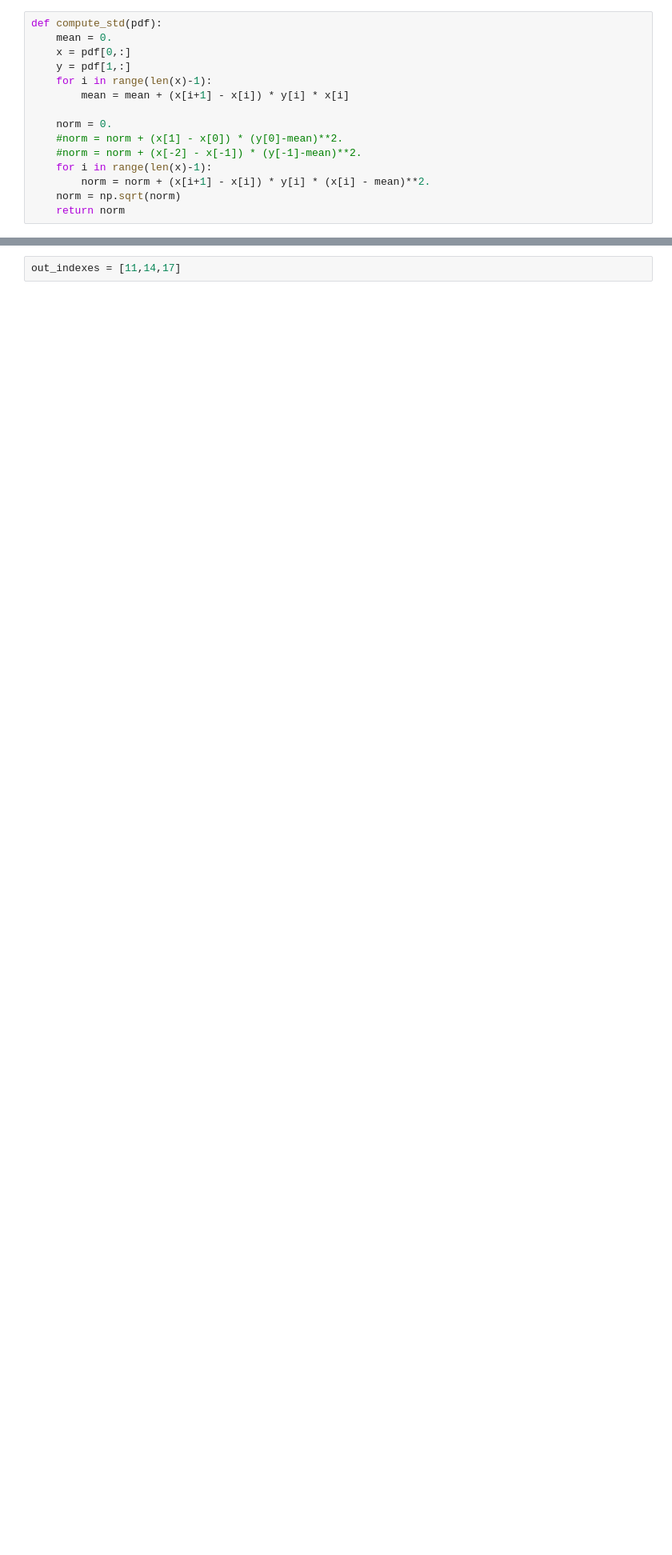
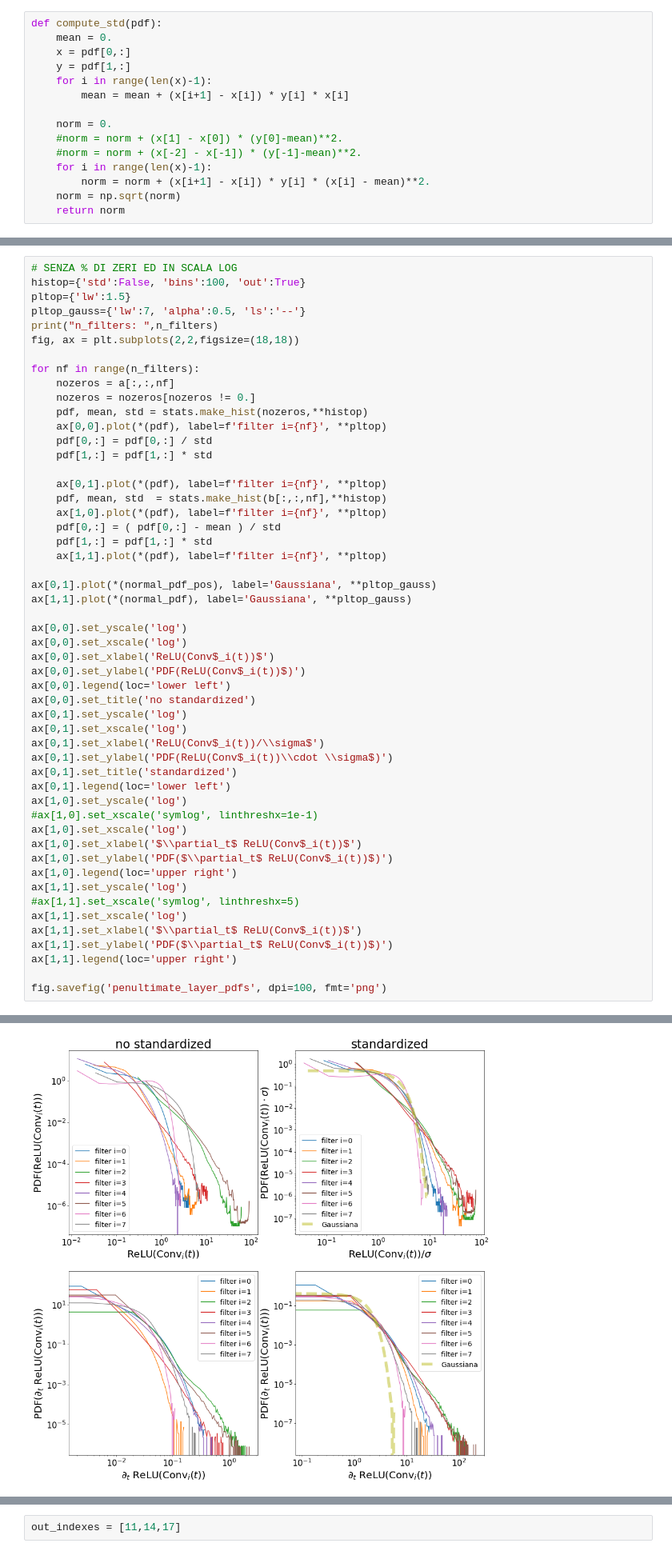
Before and after one commit to scarpma/tracers, a Jupyter notebook: wgangp/GAN-experiments.ipynb, the cells around one changed output, grey strips where cells are left out. Shown at 80% size. Cells and saved outputs as stored; diff of their text form; blank space fills up the shorter version.

```diff
--- a/wgangp/GAN-experiments.ipynb
+++ b/wgangp/GAN-experiments.ipynb
@@ -249,0 +283,53 @@ KeyboardInterrupt:
+# %%
+# SENZA % DI ZERI ED IN SCALA LOG
+histop={'std':False, 'bins':100, 'out':True}
+pltop={'lw':1.5}
+pltop_gauss={'lw':7, 'alpha':0.5, 'ls':'--'}
+print("n_filters: ",n_filters)
+fig, ax = plt.subplots(2,2,figsize=(18,18))
+
+for nf in range(n_filters):
+    nozeros = a[:,:,nf]
+    nozeros = nozeros[nozeros != 0.]
+    pdf, mean, std = stats.make_hist(nozeros,**histop)
+    ax[0,0].plot(*(pdf), label=f'filter i={nf}', **pltop)
+    pdf[0,:] = pdf[0,:] / std
+    pdf[1,:] = pdf[1,:] * std
+
+    ax[0,1].plot(*(pdf), label=f'filter i={nf}', **pltop)
+    pdf, mean, std  = stats.make_hist(b[:,:,nf],**histop)
+    ax[1,0].plot(*(pdf), label=f'filter i={nf}', **pltop)
+    pdf[0,:] = ( pdf[0,:] - mean ) / std
+    pdf[1,:] = pdf[1,:] * std
+    ax[1,1].plot(*(pdf), label=f'filter i={nf}', **pltop)
+
+ax[0,1].plot(*(normal_pdf_pos), label='Gaussiana', **pltop_gauss)
+ax[1,1].plot(*(normal_pdf), label='Gaussiana', **pltop_gauss)
+
+ax[0,0].set_yscale('log')
+ax[0,0].set_xscale('log')
+ax[0,0].set_xlabel('ReLU(Conv$_i(t))$')
+ax[0,0].set_ylabel('PDF(ReLU(Conv$_i(t))$)')
+ax[0,0].legend(loc='lower left')
+ax[0,0].set_title('no standardized')
+ax[0,1].set_yscale('log')
+ax[0,1].set_xscale('log')
+ax[0,1].set_xlabel('ReLU(Conv$_i(t))/\\sigma$')
+ax[0,1].set_ylabel('PDF(ReLU(Conv$_i(t))\\cdot \\sigma$)')
+ax[0,1].set_title('standardized')
+ax[0,1].legend(loc='lower left')
+ax[1,0].set_yscale('log')
+#ax[1,0].set_xscale('symlog', linthreshx=1e-1)
+ax[1,0].set_xscale('log')
+ax[1,0].set_xlabel('$\\partial_t$ ReLU(Conv$_i(t))$')
+ax[1,0].set_ylabel('PDF($\\partial_t$ ReLU(Conv$_i(t))$)')
+ax[1,0].legend(loc='upper right')
+ax[1,1].set_yscale('log')
+#ax[1,1].set_xscale('symlog', linthreshx=5)
+ax[1,1].set_xscale('log')
+ax[1,1].set_xlabel('$\\partial_t$ ReLU(Conv$_i(t))$')
+ax[1,1].set_ylabel('PDF($\\partial_t$ ReLU(Conv$_i(t))$)')
+ax[1,1].legend(loc='upper right')
+
+fig.savefig('penultimate_layer_pdfs', dpi=100, fmt='png')
+# %% [output]
@@ -250,3 +337,4 @@ KeyboardInterrupt:
+[figure, added]
 # %%
 histop={'std':False, 'bins':500}
 pltop={'lw':1.5}
```
Also changed, not shown: parts of 8 cells of this notebook, 10 other files.
